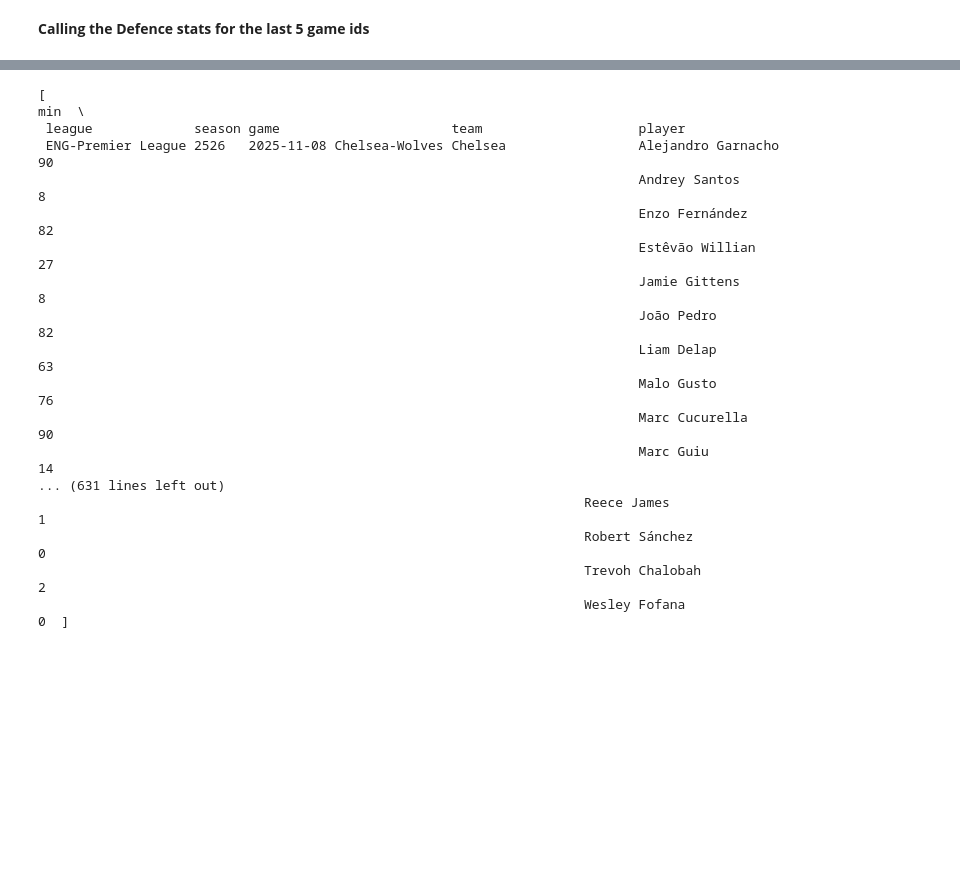
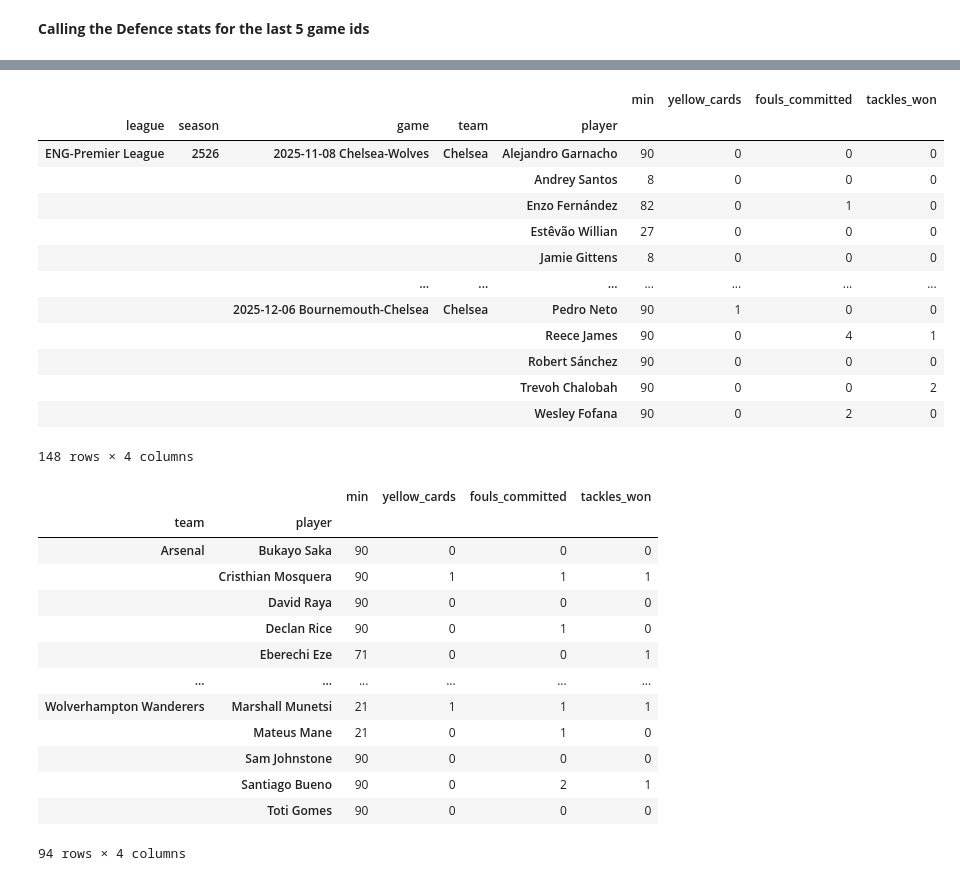
Before and after one commit to tincaandrei/cheet-sheet-football, a Jupyter notebook: scraper.ipynb, the cells around one changed output, grey strips where cells are left out. Cells and saved outputs as stored; diff of their text form; code cells hidden in the pictures; blank space fills up the shorter version.

Commit message:
commit2

```diff
--- a/scraper.ipynb
+++ b/scraper.ipynb
@@ -224,21 +225,22 @@ Scraping game: 6218f36c
 ... (3 outputs left out)
 # %%
-all_games_data
+# all_games_data
+import pandas as pd
+
+all_games_df = pd.concat(all_games_data)
+all_games_df
 # %% [output]
+|  |  |  |  |  | min | yellow_cards | fouls_committed | tackles_won |
+| league | season | game | team | player |  |  |  |  |
+| ENG-Premier League | 2526 | 2025-11-08 Chelsea-Wolves | Chelsea | Alejandro Garnacho | 90 | 0 | 0 | 0 |
+|  |  |  |  | Andrey Santos | 8 | 0 | 0 | 0 |
+|  |  |  |  | Enzo Fernández | 82 | 0 | 1 | 0 |
+|  |  |  |  | Estêvão Willian | 27 | 0 | 0 | 0 |
+|  |  |  |  | Jamie Gittens | 8 | 0 | 0 | 0 |
+|  |  | ... | ... | ... | ... | ... | ... | ... |
+|  |  | 2025-12-06 Bournemouth-Chelsea | Chelsea | Pedro Neto | 90 | 1 | 0 | 0 |
+|  |  |  |  | Reece James | 90 | 0 | 4 | 1 |
+|  |  |  |  | Robert Sánchez | 90 | 0 | 0 | 0 |
+|  |  |  |  | Trevoh Chalobah | 90 | 0 | 0 | 2 |
+|  |  |  |  | Wesley Fofana | 90 | 0 | 2 | 0 |
-[                                                                                                    min  \
- league             season game                      team                    player
- ENG-Premier League 2526   2025-11-08 Chelsea-Wolves Chelsea                 Alejandro Garnacho       90
-                                                                             Andrey Santos             8
-                                                                             Enzo Fernández           82
-                                                                             Estêvão Willian          27
-                                                                             Jamie Gittens             8
-                                                                             João Pedro               82
-                                                                             Liam Delap               63
-                                                                             Malo Gusto               76
-                                                                             Marc Cucurella           90
-                                                                             Marc Guiu                14
-... (631 lines left out)
-                                                                      Reece James                   1
-                                                                      Robert Sánchez                0
-                                                                      Trevoh Chalobah               2
-                                                                      Wesley Fofana                 0  ]
+148 rows × 4 columns
@@ -244,0 +249,17 @@ all_games_data
+# %%
+player_totals
+# %% [output]
+|  |  | min | yellow_cards | fouls_committed | tackles_won |
+| team | player |  |  |  |  |
+| Arsenal | Bukayo Saka | 90 | 0 | 0 | 0 |
+|  | Cristhian Mosquera | 90 | 1 | 1 | 1 |
+|  | David Raya | 90 | 0 | 0 | 0 |
+|  | Declan Rice | 90 | 0 | 1 | 0 |
+|  | Eberechi Eze | 71 | 0 | 0 | 1 |
+| ... | ... | ... | ... | ... | ... |
+| Wolverhampton Wanderers | Marshall Munetsi | 21 | 1 | 1 | 1 |
+|  | Mateus Mane | 21 | 0 | 1 | 0 |
+|  | Sam Johnstone | 90 | 0 | 0 | 0 |
+|  | Santiago Bueno | 90 | 0 | 2 | 1 |
+|  | Toti Gomes | 90 | 0 | 0 | 0 |
+94 rows × 4 columns
```
Also changed, not shown: parts of 8 cells of this notebook, 4 other files.
